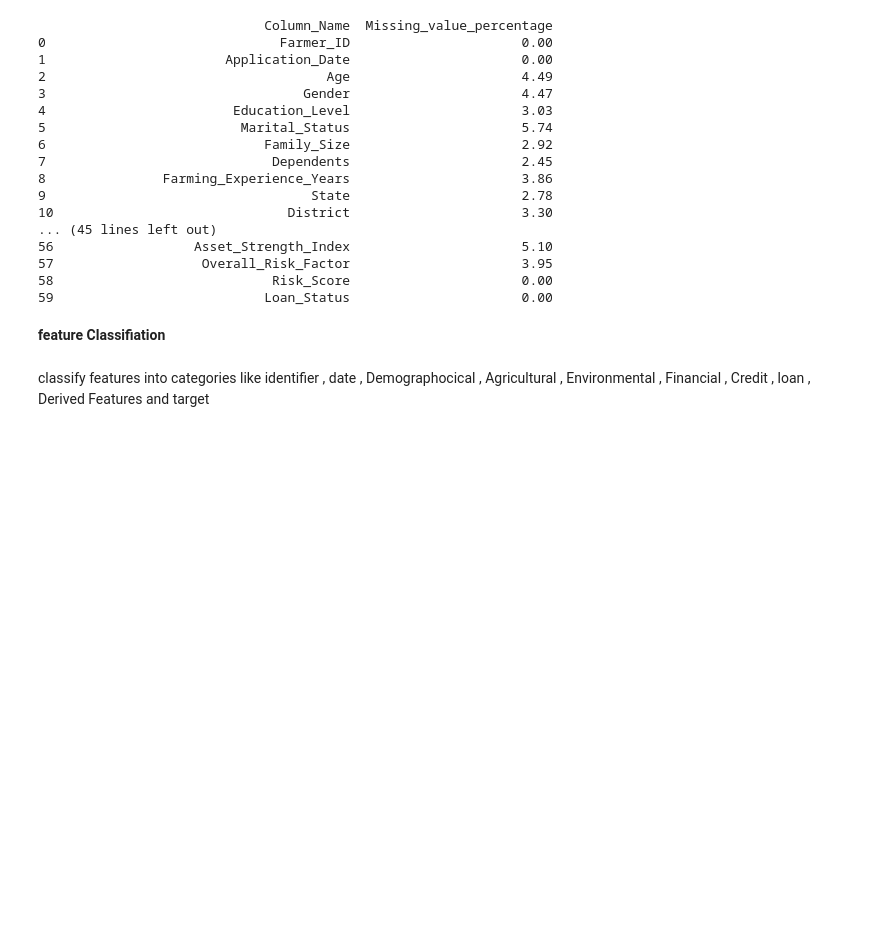
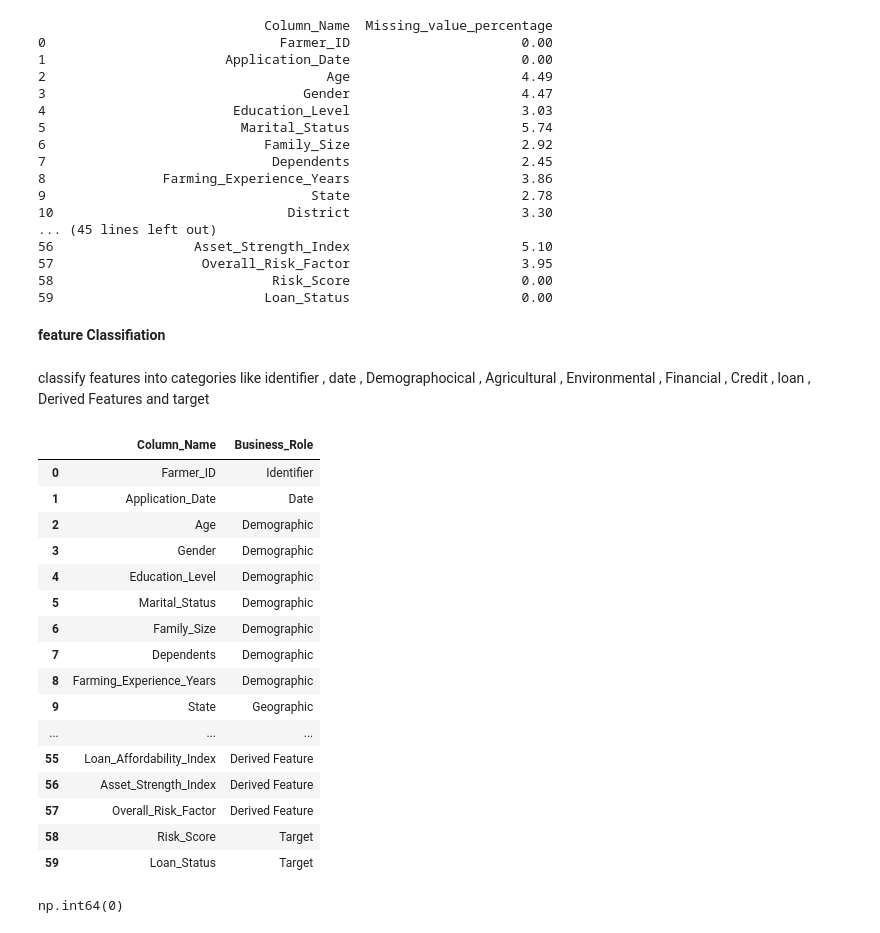
Before and after one commit to Nikhilsankhyan0/Agrisheild-AI, a Jupyter notebook: AgriSheildAI.ipynb, the cells around one changed output. Cells and saved outputs as stored; diff of their text form; code cells hidden in the pictures; blank space fills up the shorter version.

```diff
--- a/AgriSheildAI.ipynb
+++ b/AgriSheildAI.ipynb
@@ -243,0 +297,26 @@ feature_audit.loc[
+# %%
+loan_features = [
+    'Loan_Amount_Requested',
+    'Loan_Purpose',
+    'Interest_Rate_Percent',
+    'Loan_Tenure_Months',
+    'EMI'
+]
+feature_audit.loc[feature_audit['Column_Name'].isin(loan_features),'Business_Role']='loan_features'
+# %%
+derived_features = [
+    'Income_Stability_Index',
+    'Farm_Productivity_Index',
+    'Climate_Risk_Index',
+    'Financial_Health_Index',
+    'Loan_Affordability_Index',
+    'Asset_Strength_Index',
+    'Overall_Risk_Factor'
+]
+feature_audit.loc[feature_audit['Column_Name'].isin(derived_features),'Business_Role']='derived_features'
+# %%
+target_features = [
+    'Risk_Score',
+    'Loan_Status'
+]
+feature_audit.loc[feature_audit['Column_Name'].isin(target_features),'Business_Role']='target_features'
@@ -243,0 +341,31 @@ feature_audit.loc[
+# %%
+pd.set_option('display.max_rows', None)
+for role, columns in feature_groups.items():
+    feature_audit.loc[
+        feature_audit['Column_Name'].isin(columns),
+        'Business_Role'
+    ] = role
+# %%
+feature_audit[['Column_Name', 'Business_Role']]
+# %% [output]
+|  | Column_Name | Business_Role |
+| 0 | Farmer_ID | Identifier |
+| 1 | Application_Date | Date |
+| 2 | Age | Demographic |
+| 3 | Gender | Demographic |
+| 4 | Education_Level | Demographic |
+| 5 | Marital_Status | Demographic |
+| 6 | Family_Size | Demographic |
+| 7 | Dependents | Demographic |
+| 8 | Farming_Experience_Years | Demographic |
+| 9 | State | Geographic |
+| ... | ... | ... |
+| 55 | Loan_Affordability_Index | Derived Feature |
+| 56 | Asset_Strength_Index | Derived Feature |
+| 57 | Overall_Risk_Factor | Derived Feature |
+| 58 | Risk_Score | Target |
+| 59 | Loan_Status | Target |
+# %%
+feature_audit['Business_Role'].isna().sum()
+# %% [output]
+np.int64(0)
```
Also changed, not shown: parts of 28 cells of this notebook.
